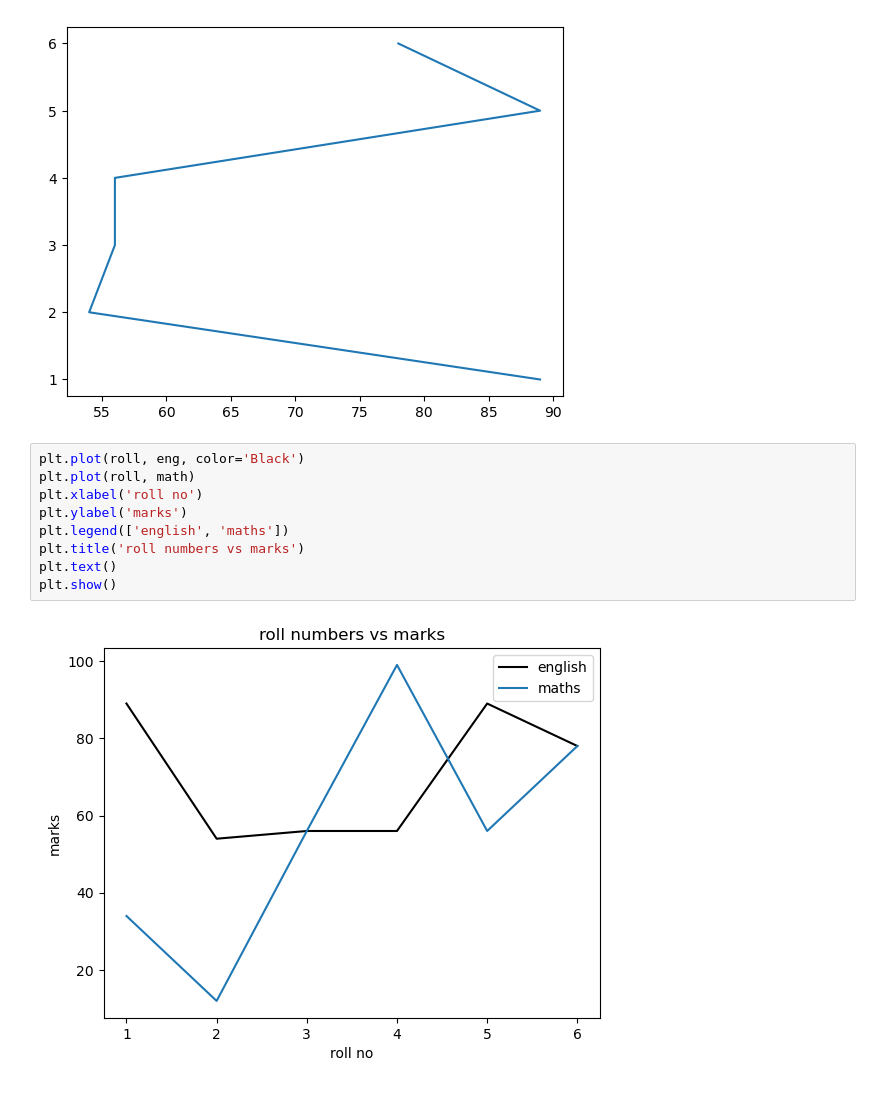
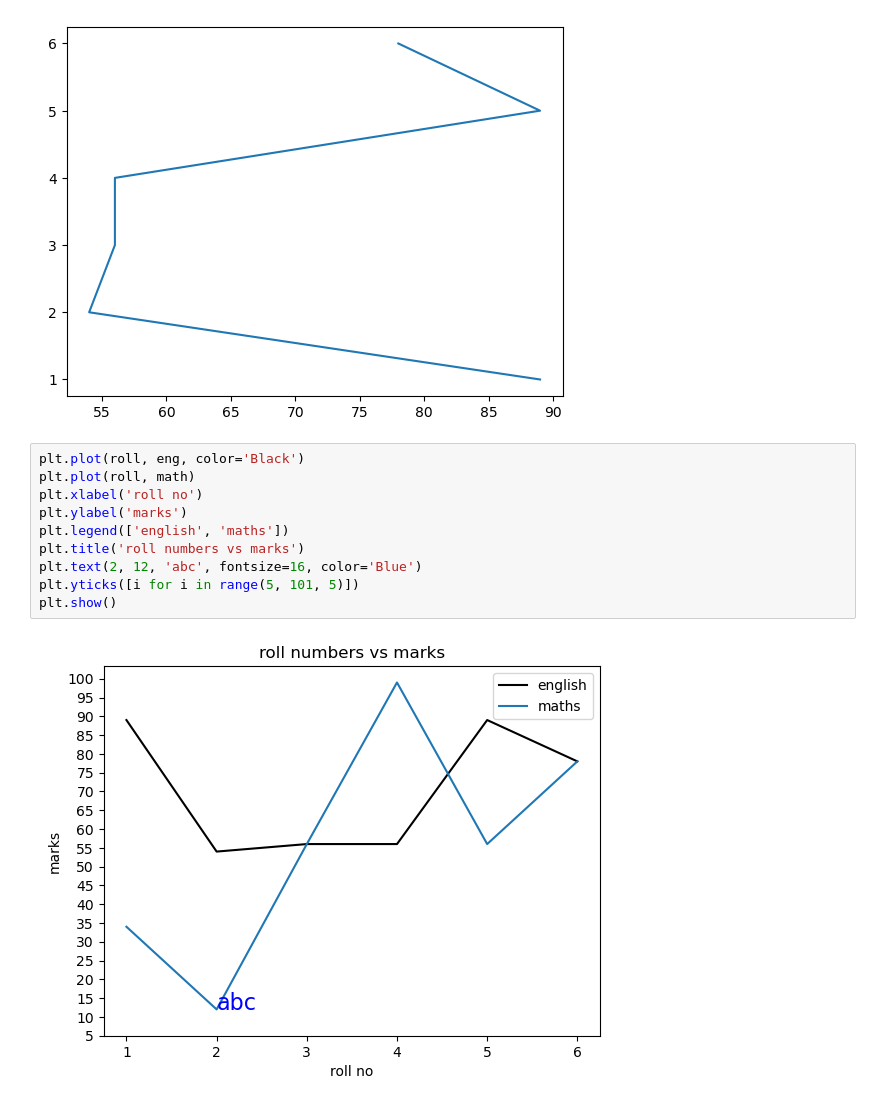
Before and after one commit to basavbamrah/training-sem-7, a Jupyter notebook: basics_5_matplt.ipynb, the cells around one changed output. Saved outputs shown, nothing was run; the diff lists cells and outputs as text.

```diff
--- a/basics_5_matplt.ipynb
+++ b/basics_5_matplt.ipynb
@@ -103,11 +103,12 @@ plt.show()
 # %%
 plt.plot(roll, eng, color='Black')
 plt.plot(roll, math)
 plt.xlabel('roll no')
 plt.ylabel('marks')
 plt.legend(['english', 'maths'])
 plt.title('roll numbers vs marks')
-plt.text()
+plt.text(2, 12, 'abc', fontsize=16, color='Blue')
+plt.yticks([i for i in range(5, 101, 5)])
 plt.show()
 # %% [output]
-[figure, old version]
+[figure, new version]
```
Also changed, not shown: parts of 17 cells of this notebook.
